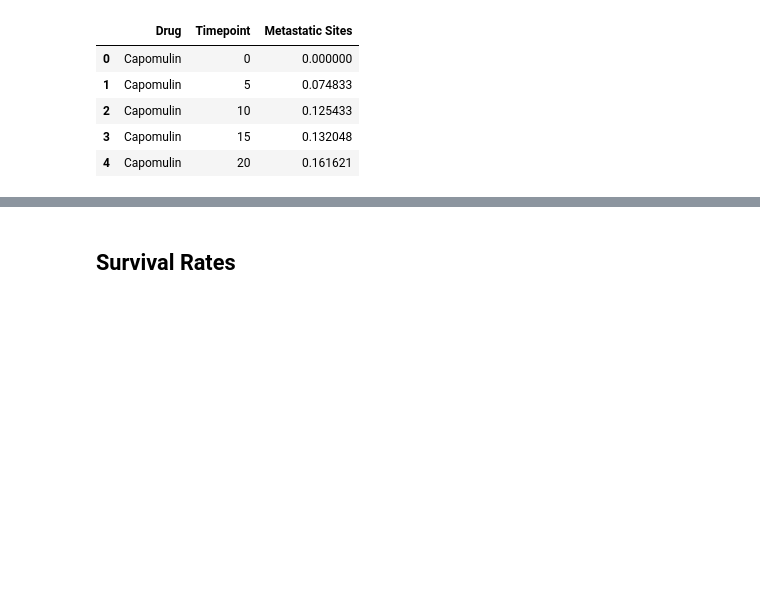
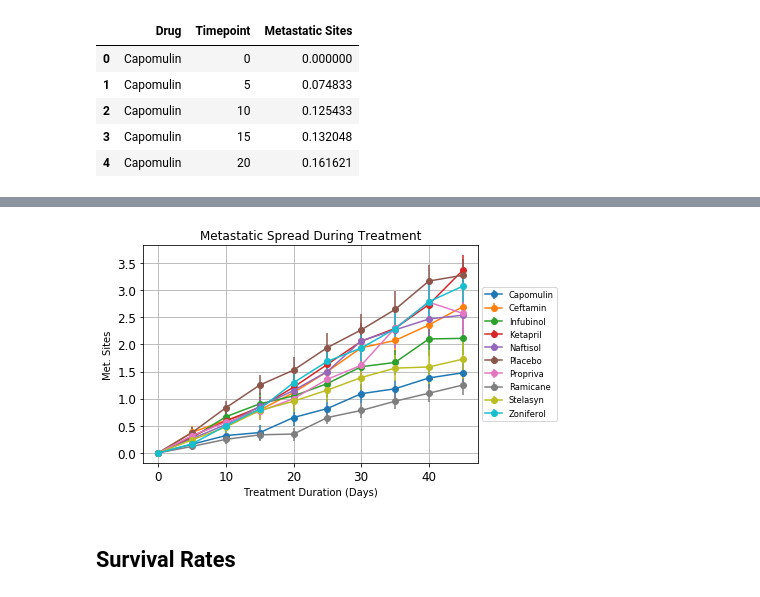
Before and after one commit to JosefinaAureaAmaro/02_Python_Matplotlib, a Jupyter notebook: Pymaceuticals_pymaceuticals_starter.ipynb, the cells around one changed output, grey strips where cells are left out. Saved outputs shown, nothing was run; the diff lists cells and outputs as text; code cells hidden in the pictures; blank space fills up the shorter version.

```diff
--- a/Pymaceuticals_pymaceuticals_starter.ipynb
+++ b/Pymaceuticals_pymaceuticals_starter.ipynb
@@ -155,3 +173,7 @@ SE_met_site_data_df.head()
 | 2 | Capomulin | 10 | 0.125433 |
 | 3 | Capomulin | 15 | 0.132048 |
 | 4 | Capomulin | 20 | 0.161621 |
+# %%
+#Make pivot of SE values to create error bars
+SE_met_site_data_pivot = pd.pivot_table(SE_met_site_data_df, values="Metastatic Sites",index=['Timepoint'], columns=['Drug'])
+SE_met_site_data_pivot
@@ -180,3 +206,25 @@ mean_met_site_data_pivot_df.head()
+# %%
+# Generate the Plot (with Error Bars)
+
+ax = mean_met_site_data_pivot_df.plot.line(yerr=SE_met_site_data_pivot, marker ="o",grid= True, figsize=(6,4), fontsize = 12)
+ax.set_ylabel("Met. Sites")
+ax.set_xlabel("Treatment Duration (Days)")
+ax.set_title('Metastatic Spread During Treatment')
+ax.autoscale()
+ax.use_sticky_edges = False
+
+#assign font to legend
+plt.legend(fontsize = 'small',loc='center left', bbox_to_anchor=(1, 0.5))
+
+#format xticks
+plt.xticks(range(0,df['Timepoint'].max(),10))
+
+
+# Save the Figure
+plt.savefig('Metastatic_Spread_During_Treatment.png',dpi=150)
+plt.show()
+# %% [output]
+[figure, added]
 # %% [markdown]
 ## Survival Rates
 # %%
```
Also changed, not shown: parts of 22 cells of this notebook.
